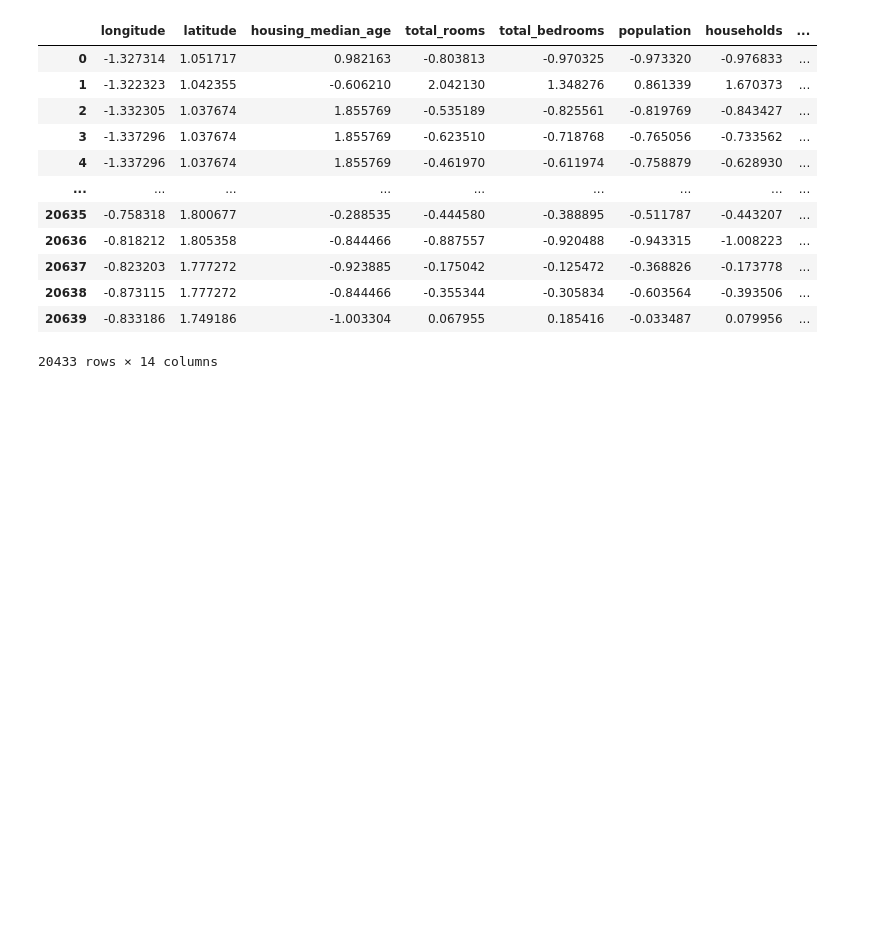
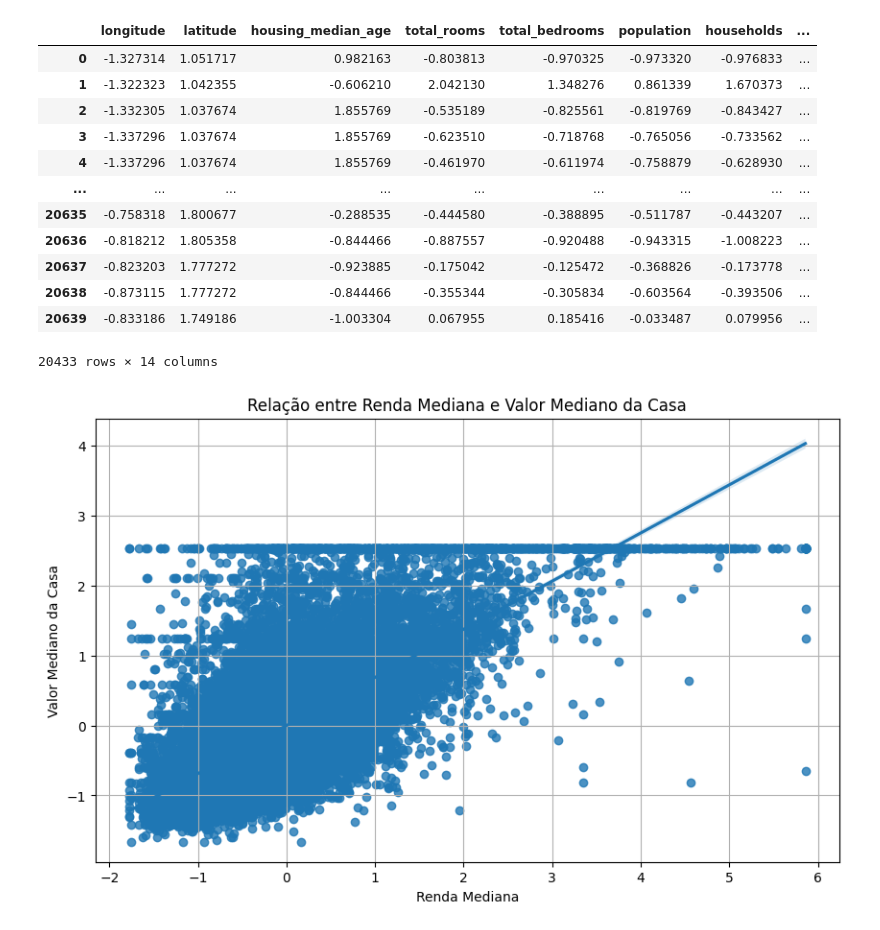
Before and after one commit to samuelgamaral/PredictMeanPrice, a Jupyter notebook: PredictMeanPrice.ipynb, the cells around one changed output. Cells and saved outputs as stored; diff of their text form; code cells hidden in the pictures; blank space fills up the shorter version.

```diff
--- a/PredictMeanPrice.ipynb
+++ b/PredictMeanPrice.ipynb
@@ -75,4 +82,19 @@ display(df)
 | 20638 | -0.873115 | 1.777272 | -0.844466 | -0.355344 | -0.305834 | -0.603564 | -0.393506 | ... |
 | 20639 | -0.833186 | 1.749186 | -1.003304 | 0.067955 | 0.185416 | -0.033487 | 0.079956 | ... |
 20433 rows × 14 columns
+# %%
+# Criar o gráfico de dispersão com Seaborn (com linha de regressão)
+plt.figure(figsize=(10, 6))
+sns.regplot(x='median_income', y='median_house_value', data=df)
+plt.title('Relação entre Renda Mediana e Valor Mediano da Casa')
+plt.xlabel('Renda Mediana')
+plt.ylabel('Valor Mediano da Casa')
+plt.grid(True)
+plt.show()
+
+# Existe sim uma correlação entre as duas variáveis, mas essa relação não é perfeita.
+# O gráfico mostra claramente uma tendência de aumento da renda conforme aumento do valor das casas.
+# Existem outliers no gráfico.
+# %% [output]
+[figure, added]
 # %%
```
Also changed, not shown: parts of 5 cells of this notebook.
